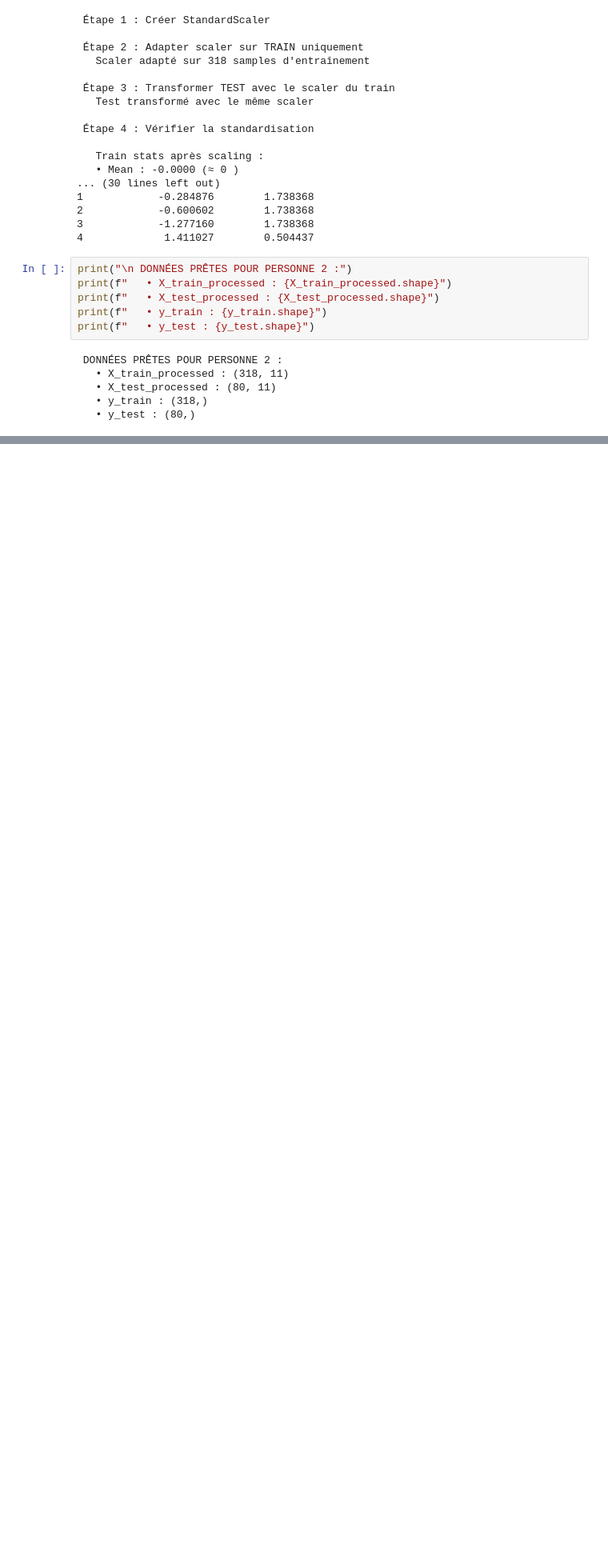
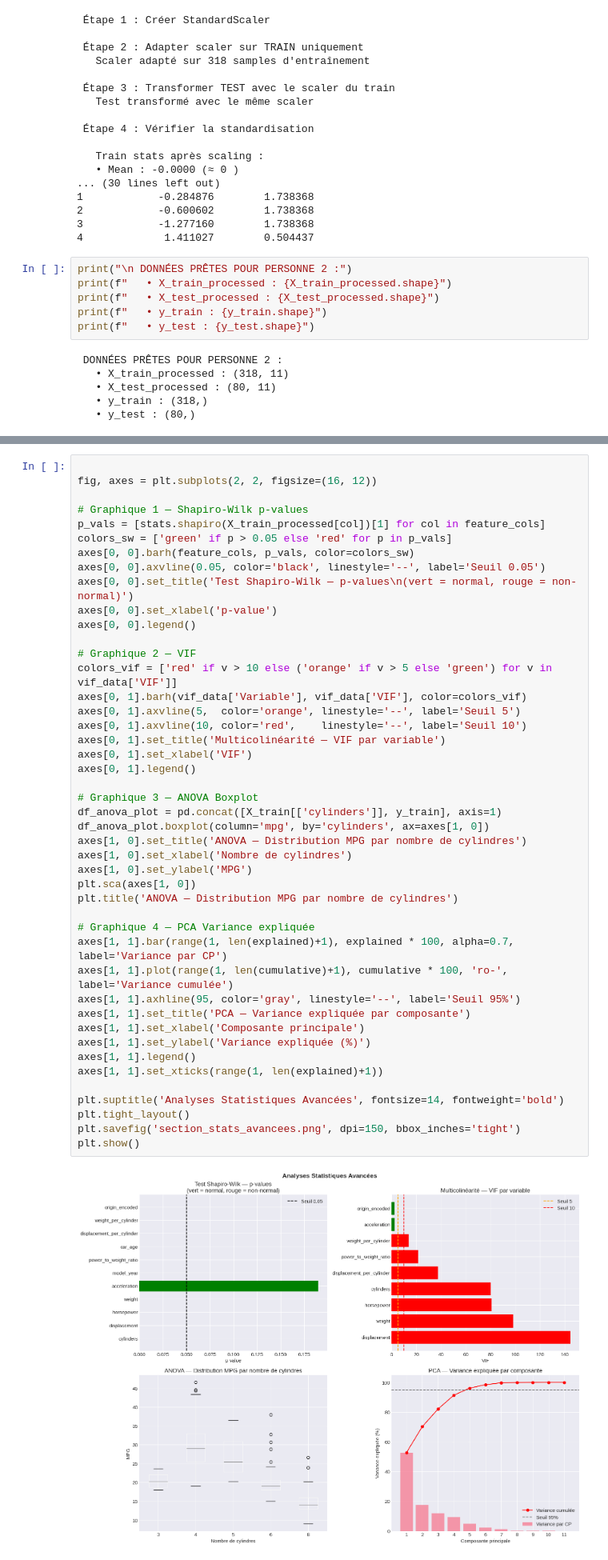
Before and after one commit to TAZIKenza/Auto_MPG_Analysis, a Jupyter notebook: Auto_MPG_Analysis.ipynb, the cells around one changed output, grey strips where cells are left out. Shown at 80% size. Drawn from its saved outputs; the diff is of its cells as text; blank space fills up the shorter version.

```diff
--- a/Auto_MPG_Analysis.ipynb
+++ b/Auto_MPG_Analysis.ipynb
@@ -740,0 +947,47 @@ print(f"   • y_test : {y_test.shape}")
+# %%
+
+fig, axes = plt.subplots(2, 2, figsize=(16, 12))
+
+# Graphique 1 — Shapiro-Wilk p-values
+p_vals = [stats.shapiro(X_train_processed[col])[1] for col in feature_cols]
+colors_sw = ['green' if p > 0.05 else 'red' for p in p_vals]
+axes[0, 0].barh(feature_cols, p_vals, color=colors_sw)
+axes[0, 0].axvline(0.05, color='black', linestyle='--', label='Seuil 0.05')
+axes[0, 0].set_title('Test Shapiro-Wilk — p-values\n(vert = normal, rouge = non-normal)')
+axes[0, 0].set_xlabel('p-value')
+axes[0, 0].legend()
+
+# Graphique 2 — VIF
+colors_vif = ['red' if v > 10 else ('orange' if v > 5 else 'green') for v in vif_data['VIF']]
+axes[0, 1].barh(vif_data['Variable'], vif_data['VIF'], color=colors_vif)
+axes[0, 1].axvline(5,  color='orange', linestyle='--', label='Seuil 5')
+axes[0, 1].axvline(10, color='red',    linestyle='--', label='Seuil 10')
+axes[0, 1].set_title('Multicolinéarité — VIF par variable')
+axes[0, 1].set_xlabel('VIF')
+axes[0, 1].legend()
+
+# Graphique 3 — ANOVA Boxplot
+df_anova_plot = pd.concat([X_train[['cylinders']], y_train], axis=1)
+df_anova_plot.boxplot(column='mpg', by='cylinders', ax=axes[1, 0])
+axes[1, 0].set_title('ANOVA — Distribution MPG par nombre de cylindres')
+axes[1, 0].set_xlabel('Nombre de cylindres')
+axes[1, 0].set_ylabel('MPG')
+plt.sca(axes[1, 0])
+plt.title('ANOVA — Distribution MPG par nombre de cylindres')
+
+# Graphique 4 — PCA Variance expliquée
+axes[1, 1].bar(range(1, len(explained)+1), explained * 100, alpha=0.7, label='Variance par CP')
+axes[1, 1].plot(range(1, len(cumulative)+1), cumulative * 100, 'ro-', label='Variance cumulée')
+axes[1, 1].axhline(95, color='gray', linestyle='--', label='Seuil 95%')
+axes[1, 1].set_title('PCA — Variance expliquée par composante')
+axes[1, 1].set_xlabel('Composante principale')
+axes[1, 1].set_ylabel('Variance expliquée (%)')
+axes[1, 1].legend()
+axes[1, 1].set_xticks(range(1, len(explained)+1))
+
+plt.suptitle('Analyses Statistiques Avancées', fontsize=14, fontweight='bold')
+plt.tight_layout()
+plt.savefig('section_stats_avancees.png', dpi=150, bbox_inches='tight')
+plt.show()
+# %% [output]
+[figure, added]
```
Also changed, not shown: parts of 14 cells of this notebook.
